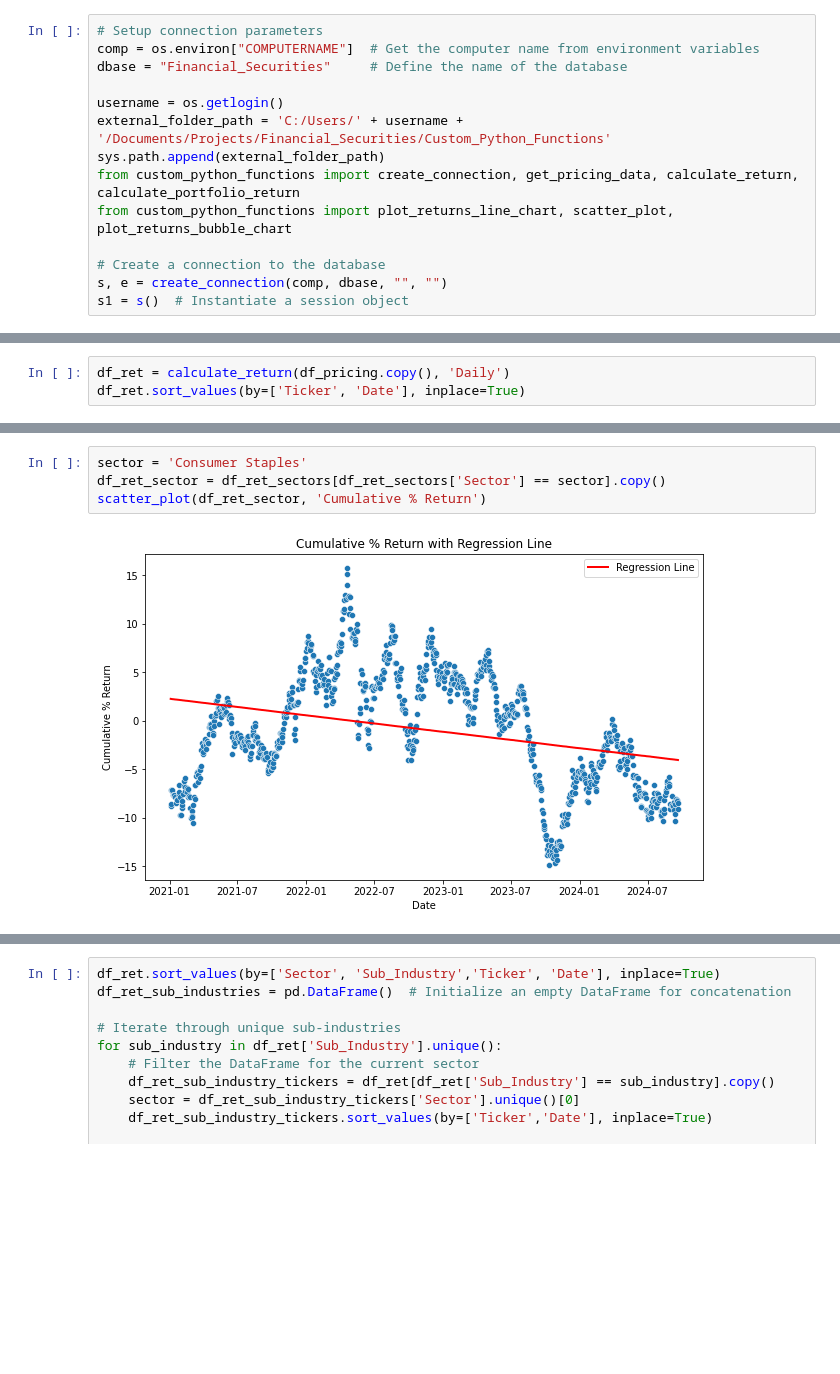
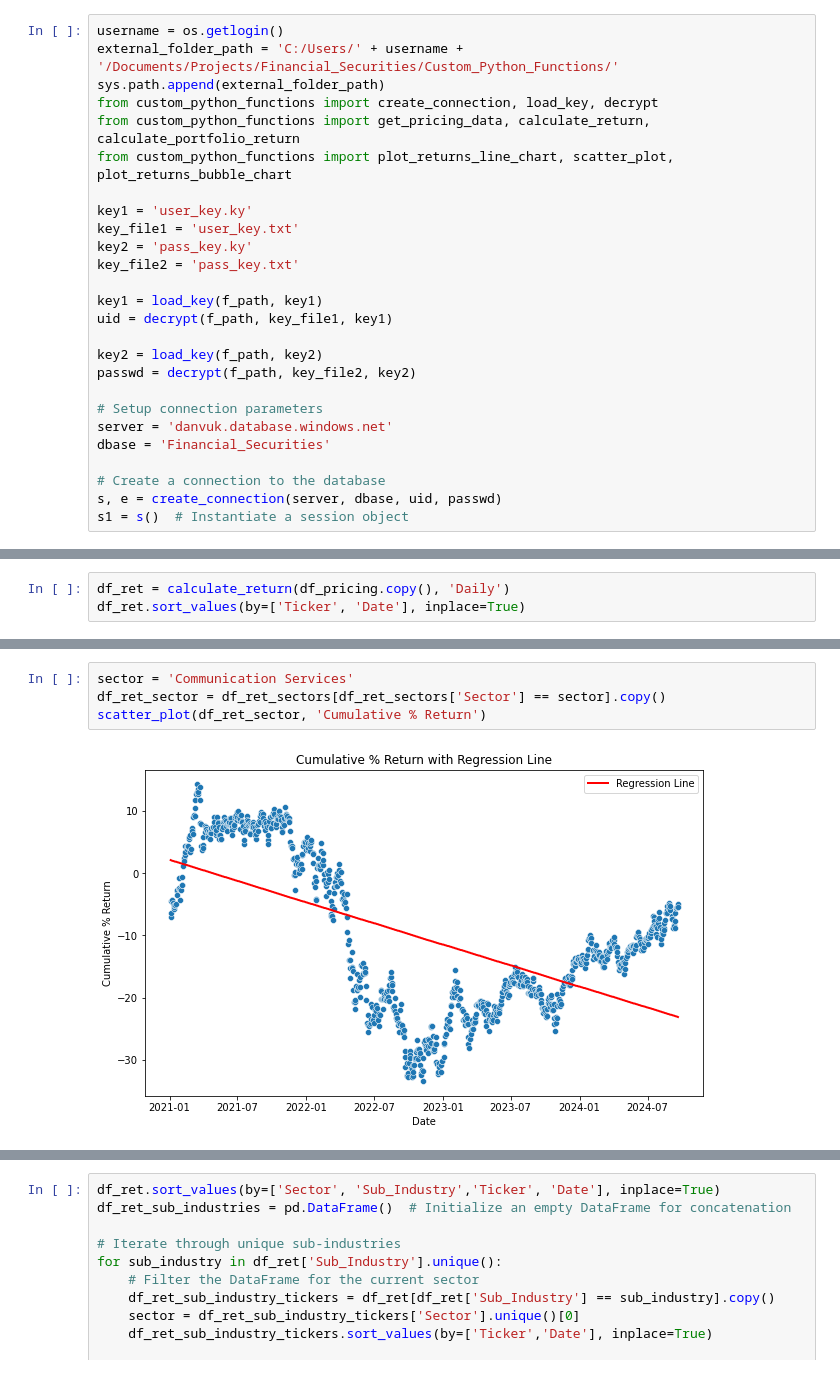
Before and after one commit to danvuk567/SP500-Stock-Analysis, a Jupyter notebook: Python-Sector-Sub_Industry-Performance-Analysis/Sector-Sub_Industry-Performance-Analysis.ipynb, the cells around one changed output, grey strips where cells are left out. Saved outputs shown, nothing was run; the diff lists cells and outputs as text; blank space fills up the shorter version.

```diff
--- a/Python-Sector-Sub_Industry-Performance-Analysis/Sector-Sub_Industry-Performance-Analysis.ipynb
+++ b/Python-Sector-Sub_Industry-Performance-Analysis/Sector-Sub_Industry-Performance-Analysis.ipynb
@@ -6,18 +6,30 @@ import sqlalchemy as sa
 import pandas as pd
 import numpy as np
 # %%
-# Setup connection parameters
-comp = os.environ["COMPUTERNAME"]  # Get the computer name from environment variables
-dbase = "Financial_Securities"     # Define the name of the database
-
 username = os.getlogin()
-external_folder_path = 'C:/Users/' + username + '/Documents/Projects/Financial_Securities/Custom_Python_Functions'
+external_folder_path = 'C:/Users/' + username + '/Documents/Projects/Financial_Securities/Custom_Python_Functions/'
 sys.path.append(external_folder_path)
-from custom_python_functions import create_connection, get_pricing_data, calculate_return, calculate_portfolio_return
+from custom_python_functions import create_connection, load_key, decrypt
+from custom_python_functions import get_pricing_data, calculate_return, calculate_portfolio_return
 from custom_python_functions import plot_returns_line_chart, scatter_plot, plot_returns_bubble_chart
 
+key1 = 'user_key.ky'
+key_file1 = 'user_key.txt'
+key2 = 'pass_key.ky'
+key_file2 = 'pass_key.txt'
+
+key1 = load_key(f_path, key1)
+uid = decrypt(f_path, key_file1, key1)
+
+key2 = load_key(f_path, key2)
+passwd = decrypt(f_path, key_file2, key2)
+
+# Setup connection parameters
+server = 'danvuk.database.windows.net'
+dbase = 'Financial_Securities'
+
 # Create a connection to the database
-s, e = create_connection(comp, dbase, "", "")
+s, e = create_connection(server, dbase, uid, passwd)
 s1 = s()  # Instantiate a session object
 # %%
 # Define SQL query to retrieve tickers from the Yahoo_Equity_Prices table
@@ -171,11 +183,11 @@ plot_returns_line_chart(df_ret_sectors, 'Daily', 'Cumulative % Return', 'Sector'
 # %% [output]
 [interactive output not drawn]
 # %%
-sector = 'Consumer Staples'
+sector = 'Communication Services'
 df_ret_sector = df_ret_sectors[df_ret_sectors['Sector'] == sector].copy()
 scatter_plot(df_ret_sector, 'Cumulative % Return')
 # %% [output]
-[figure, old version]
+[figure, new version]
 # %%
 sector = 'Energy'
 df_ret_sector = df_ret_sectors[df_ret_sectors['Sector'] == sector].copy()
```
Also changed, not shown: parts of 8 cells of this notebook.
